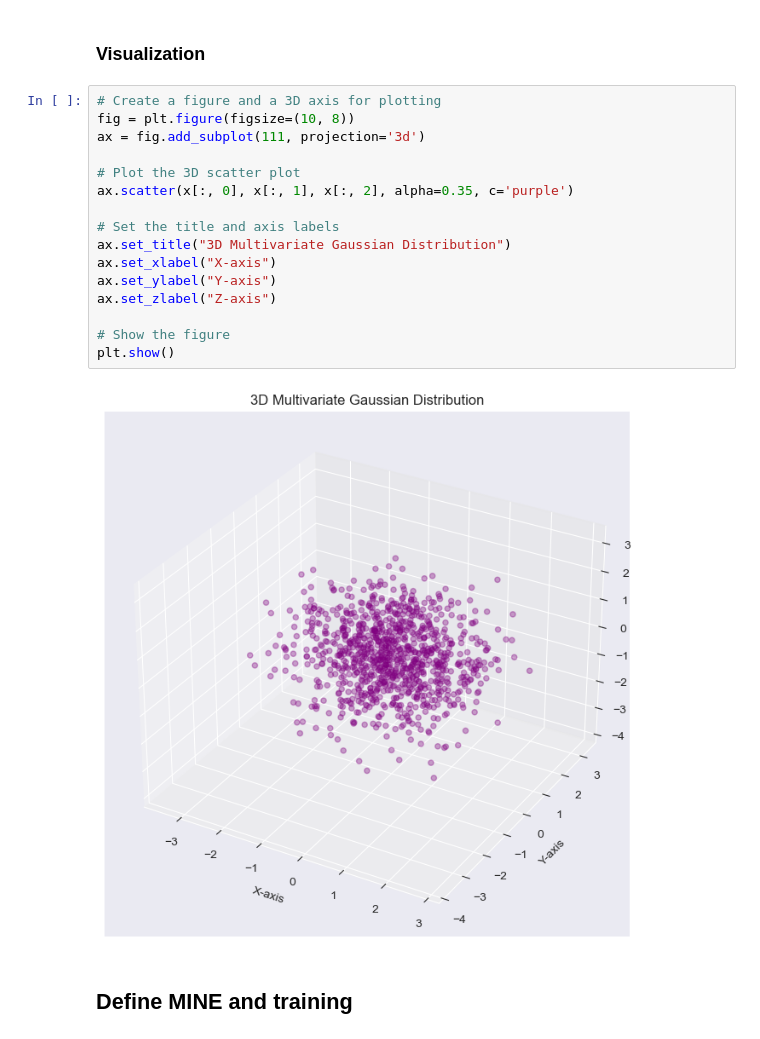
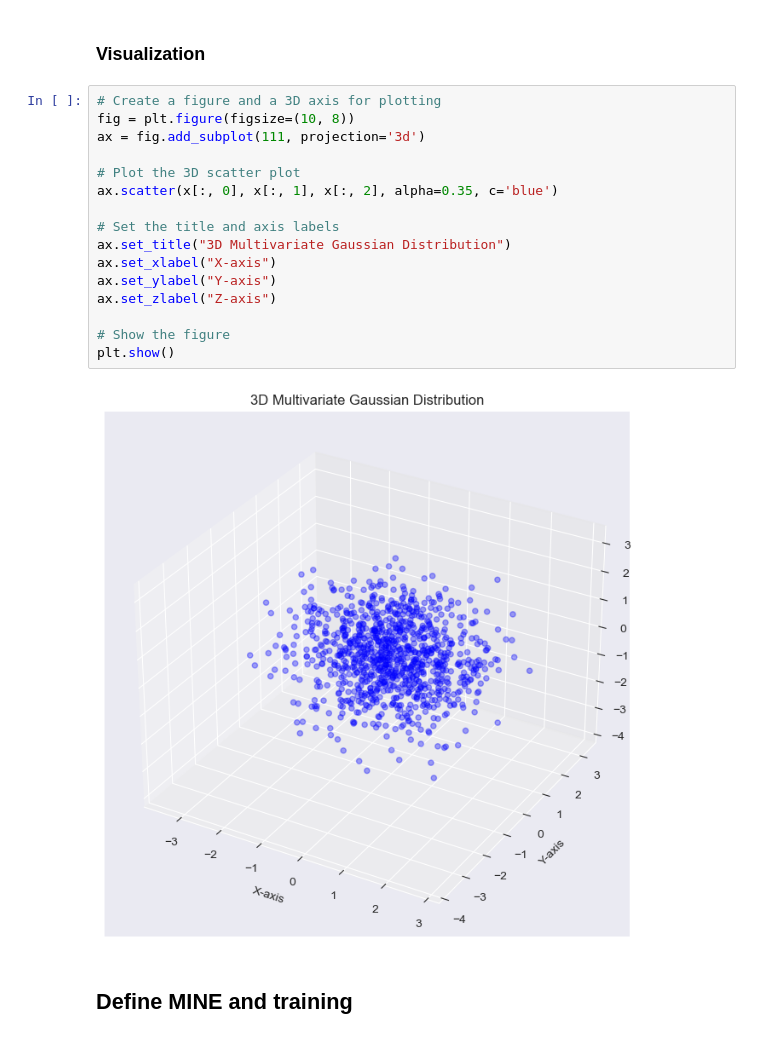
Before and after one commit to PSATRA/Information-Theory, a Jupyter notebook: MINE_basic.ipynb, the cells around one changed output. Drawn from its saved outputs; the diff is of its cells as text.

```diff
--- a/MINE_basic.ipynb
+++ b/MINE_basic.ipynb
@@ -66,21 +66,21 @@ marginal_data = np.hstack([
 # %%
 # Create a figure and a 3D axis for plotting
 fig = plt.figure(figsize=(10, 8))
 ax = fig.add_subplot(111, projection='3d')
 
 # Plot the 3D scatter plot
-ax.scatter(x[:, 0], x[:, 1], x[:, 2], alpha=0.35, c='purple')
+ax.scatter(x[:, 0], x[:, 1], x[:, 2], alpha=0.35, c='blue')
 
 # Set the title and axis labels
 ax.set_title("3D Multivariate Gaussian Distribution")
 ax.set_xlabel("X-axis")
 ax.set_ylabel("Y-axis")
 ax.set_zlabel("Z-axis")
 
 # Show the figure
 plt.show()
 # %% [output]
-[figure, old version]
+[figure, new version]
 # %% [markdown]
 ## Define MINE and training
 # %% [markdown]
```
Also changed, not shown: parts of 3 cells of this notebook.
